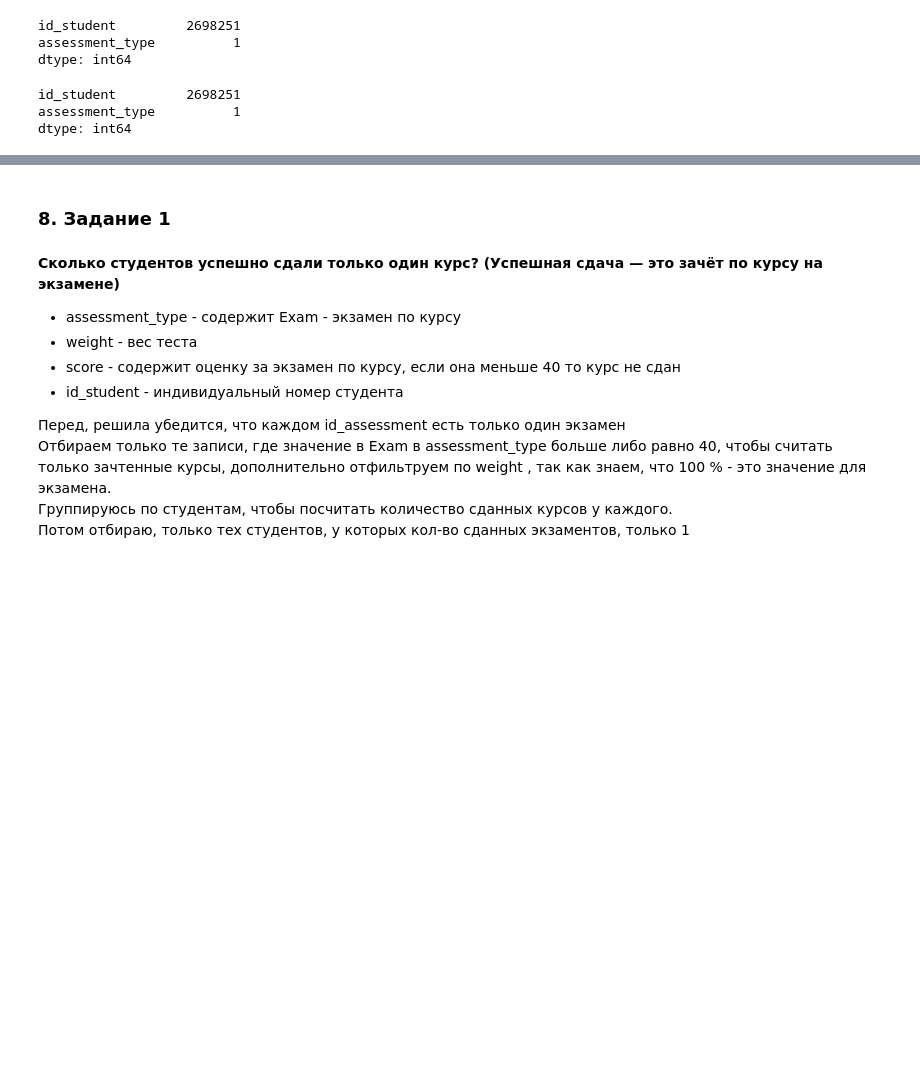
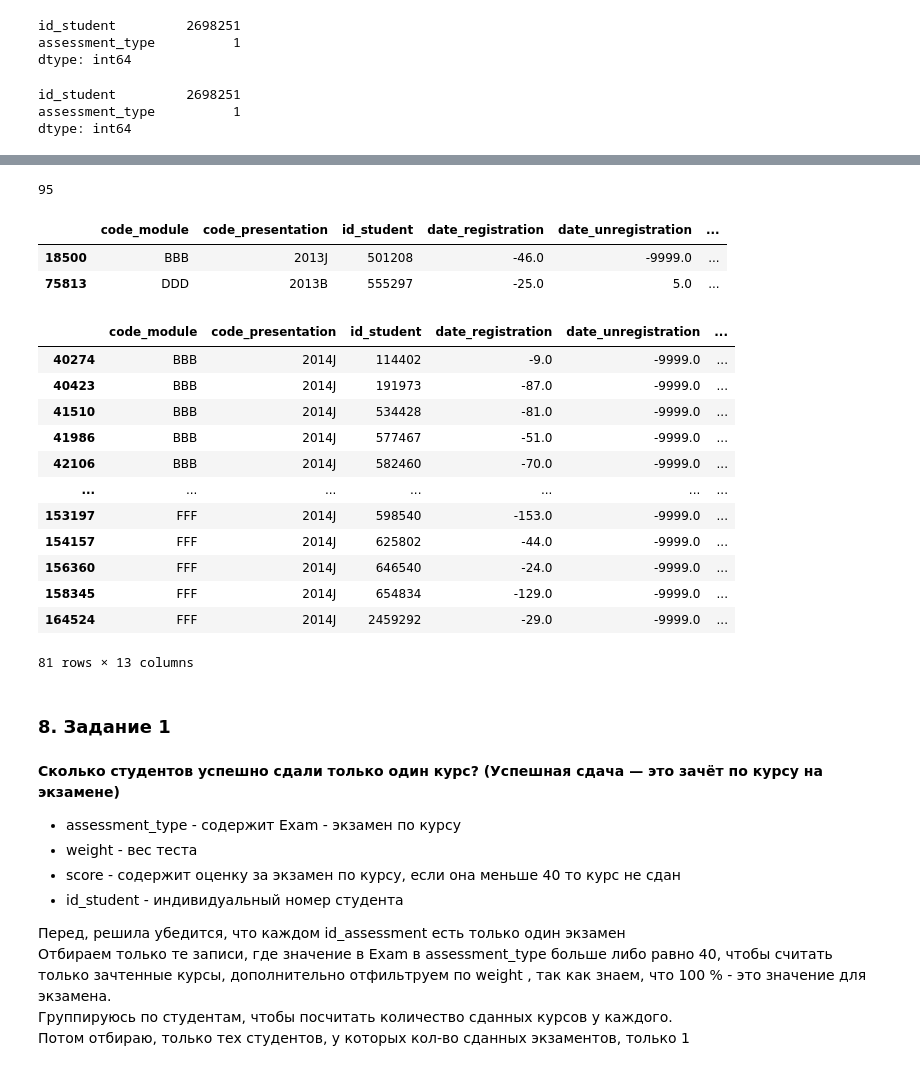
Before and after one commit to RiMGiR/EDA_Project, a Jupyter notebook: First_project.ipynb, the cells around one changed output, grey strips where cells are left out. Cells and saved outputs as stored; diff of their text form; code cells hidden in the pictures; blank space fills up the shorter version.

```diff
--- a/First_project.ipynb
+++ b/First_project.ipynb
@@ -1544,3 +1832,34 @@ dtype: int64
+# %%
+#неоцененные тесты, студенты, которых снялись с тестов,таких 101 запись или 95 уникальных студентов
+
+# df_edu.query('score == -9999&date_unregistration==-9999')
+df_edu.query('score == -9999&date_unregistration==-9999').id_student.nunique()
+# %% [output]
+95
+# %%
+df_edu.query('score == -9999&date_submitted<0')
+# %% [output]
+|  | code_module | code_presentation | id_student | date_registration | date_unregistration | ... |
+| 18500 | BBB | 2013J | 501208 | -46.0 | -9999.0 | ... |
+| 75813 | DDD | 2013B | 555297 | -25.0 | 5.0 | ... |
+# %%
+#список тестов, которые были засчитаны до начала семестра у студентов, которые закончили предмет
+
+df_edu.query('date_unregistration == -9999&date_submitted<-1&is_banked==0&weight==0')
+# %% [output]
+|  | code_module | code_presentation | id_student | date_registration | date_unregistration | ... |
+| 40274 | BBB | 2014J | 114402 | -9.0 | -9999.0 | ... |
+| 40423 | BBB | 2014J | 191973 | -87.0 | -9999.0 | ... |
+| 41510 | BBB | 2014J | 534428 | -81.0 | -9999.0 | ... |
+| 41986 | BBB | 2014J | 577467 | -51.0 | -9999.0 | ... |
+| 42106 | BBB | 2014J | 582460 | -70.0 | -9999.0 | ... |
+| ... | ... | ... | ... | ... | ... | ... |
+| 153197 | FFF | 2014J | 598540 | -153.0 | -9999.0 | ... |
+| 154157 | FFF | 2014J | 625802 | -44.0 | -9999.0 | ... |
+| 156360 | FFF | 2014J | 646540 | -24.0 | -9999.0 | ... |
+| 158345 | FFF | 2014J | 654834 | -129.0 | -9999.0 | ... |
+| 164524 | FFF | 2014J | 2459292 | -29.0 | -9999.0 | ... |
+81 rows × 13 columns
 # %% [markdown]
 ### 8. Задание 1<a name = "task_1">
 # %% [markdown]
```
Also changed, not shown: parts of 138 cells of this notebook.
